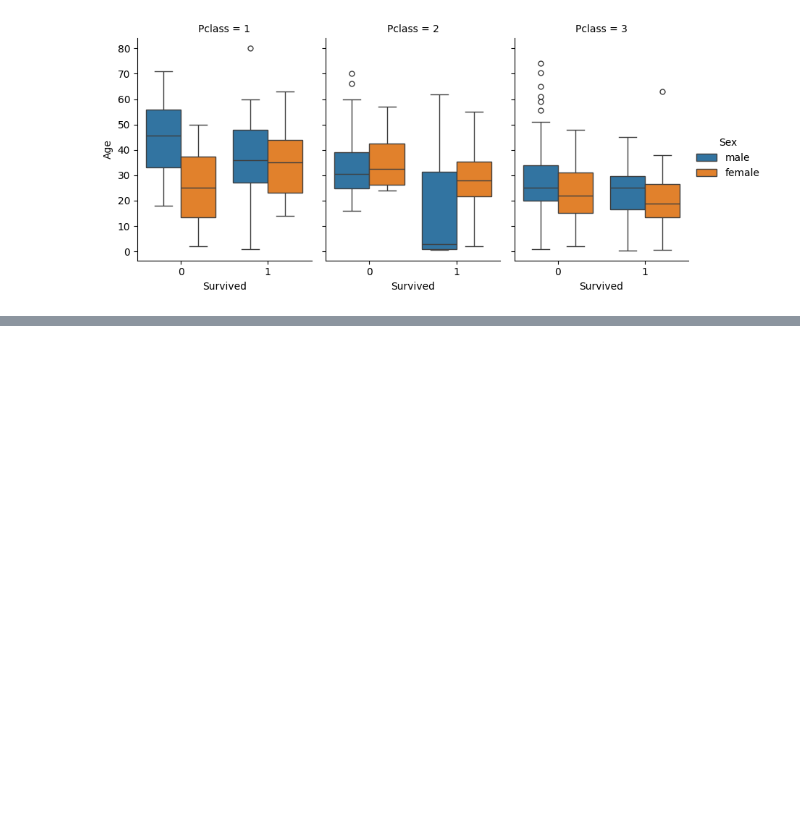
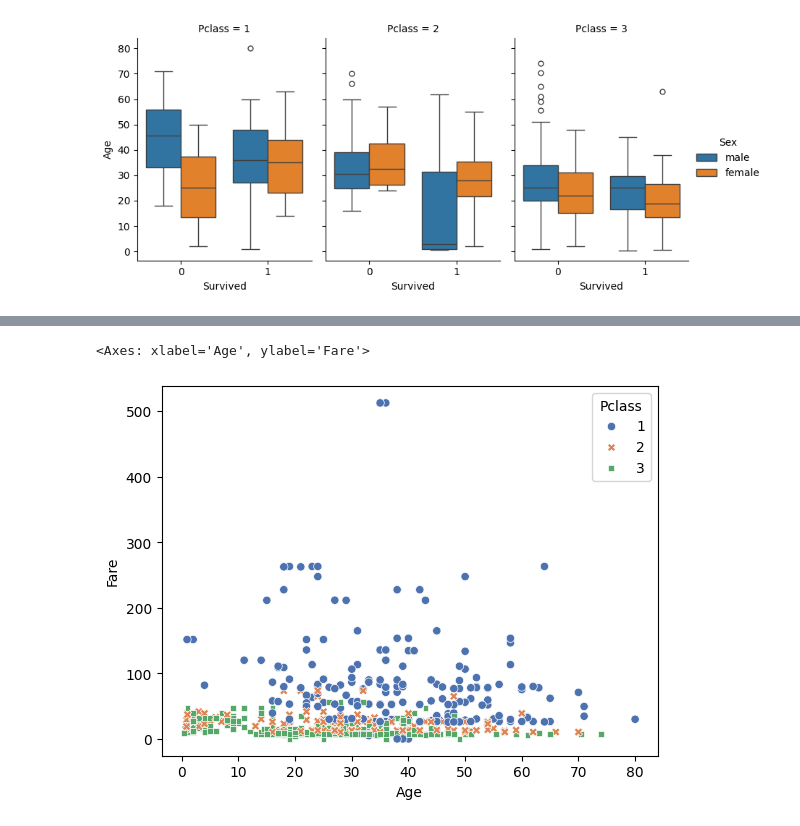
Before and after one commit to Akith-002/titanic_stat, a Jupyter notebook: Graphical_presentation_of_Data.ipynb, the cells around one changed output, grey strips where cells are left out. Saved outputs shown, nothing was run; the diff lists cells and outputs as text; code cells hidden in the pictures; blank space fills up the shorter version.

```diff
--- a/Graphical_presentation_of_Data.ipynb
+++ b/Graphical_presentation_of_Data.ipynb
@@ -305,0 +332,5 @@ sns.catplot(x='Survived', y='Age', hue='Sex', col='Pclass', data=df, kind='box',
+# %%
+sns.scatterplot(data=df, x='Age', y='Fare', hue='Pclass', style='Pclass', palette='deep')
+# %% [output]
+<Axes: xlabel='Age', ylabel='Fare'>
+[figure, added]
```
Also changed, not shown: parts of 14 cells of this notebook.
